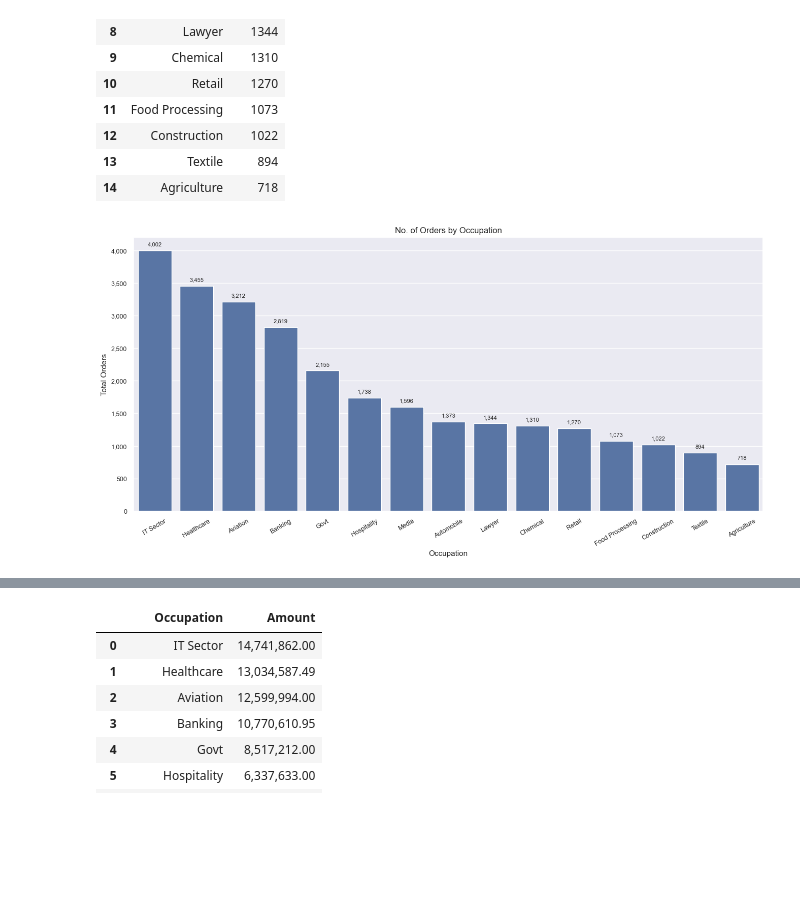
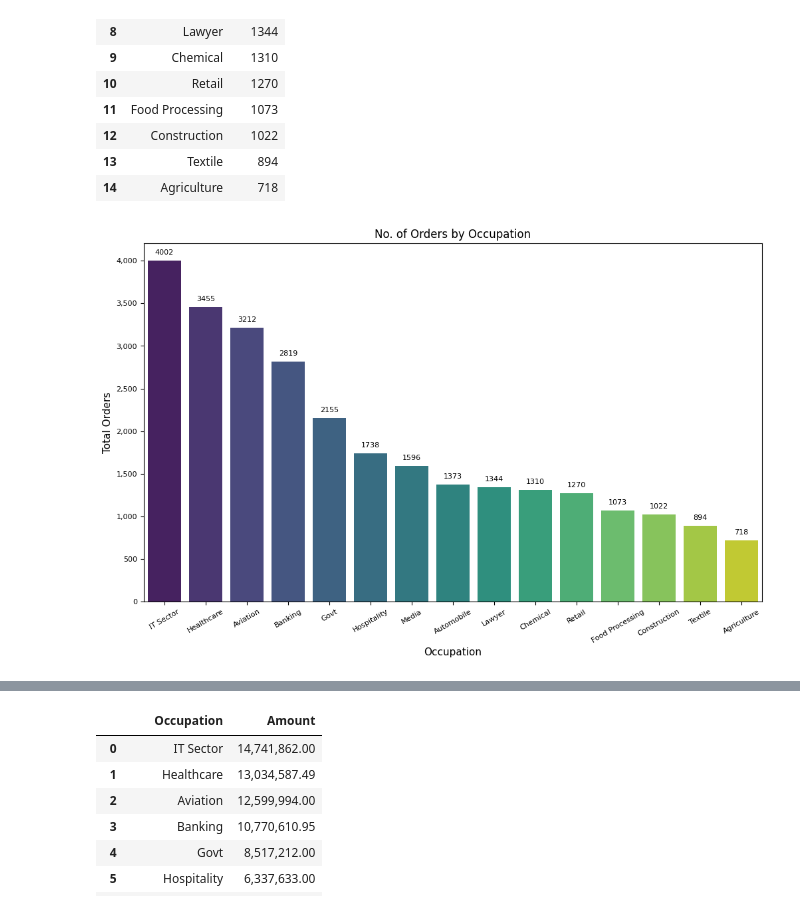
Before and after one commit to RichaSinghhh/Diwali-Sales-Analysis, a Jupyter notebook: Diwali Sales.ipynb, the cells around one changed output, grey strips where cells are left out. Drawn from its saved outputs; the diff is of its cells as text; code cells hidden in the pictures; blank space fills up the shorter version.

```diff
--- a/Diwali Sales.ipynb
+++ b/Diwali Sales.ipynb
@@ -415,19 +417,20 @@ df_state2
 | 8 | Bihar | 4,014,669.00 |
 | 9 | Gujarat | 3,938,159.00 |
 # %%
-# Sales from top 10 States Barplot
+# Total Sales by State Barplot
+plt.figure(figsize=(12, 7))
 
-plt.figure(figsize = (12,7))
+ax = sns.barplot(x='State', y='Amount', hue='State', data=df_state2, palette='dark', dodge=False)
+# Adding bar labels
+for container in ax.containers:
+    ax.bar_label(container, fmt='{:.0f}', fontsize=8, label_type='edge', padding=5)
 
-ax = sns.barplot(x = 'State', y = 'Amount', data = df_state2)
-ax.bar_label(ax.containers[0], fmt = '{:,.0f}', fontsize = 8, label_type= 'edge', padding = 5)
 ax.yaxis.set_major_formatter(ticker.StrMethodFormatter("{x:,.0f}"))
 
-plt.xticks(fontsize = 8, rotation = 30)
-plt.yticks(fontsize = 8)
-plt.xlabel('State', fontsize = 11)
-plt.ylabel('Total Orders', fontsize = 11)
-plt.title('Total Sales by State', fontsize = 12)
-
+plt.xticks(fontsize=8, rotation=30)
+plt.yticks(fontsize=8)
+plt.xlabel('State', fontsize=11)
+plt.ylabel('Total Sales', fontsize=11)
+plt.title('Total Sales by State', fontsize=12)
 plt.show()
 # %% [output]
@@ -561,20 +600,21 @@ df_occupation
 | 13 | Textile | 894 |
 | 14 | Agriculture | 718 |
 # %%
-# Total Orders by Occupation Barplot
+# No. of Orders by Occupation Barplot
+plt.figure(figsize=(12, 7))
 
-plt.figure(figsize = (16,7))
+ax = sns.barplot(x='Occupation', y='Orders', data=df_occupation, palette='viridis', hue='Occupation', dodge=False)
+# Adding bar labels
+for container in ax.containers:
+    ax.bar_label(container, fmt='{:.0f}', fontsize=8, label_type='edge', padding=5)
 
-ax = sns.barplot(x = 'Occupation', y = 'Orders',data = df_occupation)
-ax.bar_label(ax.containers[0], fmt = '{:,.0f}', fontsize = 8, label_type= 'edge', padding = 5)
 ax.yaxis.set_major_formatter(ticker.StrMethodFormatter("{x:,.0f}"))
 
-plt.xticks(fontsize = 9, rotation = 30)
-plt.yticks(fontsize = 9)
-plt.xlabel('Occupation', fontsize = 11)
-plt.ylabel('Total Orders', fontsize = 11)
-plt.title('No. of Orders by Occupation', fontsize = 12)
-
+plt.xticks(fontsize=8, rotation=30)
+plt.yticks(fontsize=8)
+plt.xlabel('Occupation', fontsize=11)
+plt.ylabel('Total Orders', fontsize=11)
+plt.title('No. of Orders by Occupation', fontsize=12)
 plt.show()
 # %% [output]
-[figure, old version]
+[figure, new version]
```
Also changed, not shown: parts of 37 cells of this notebook.
